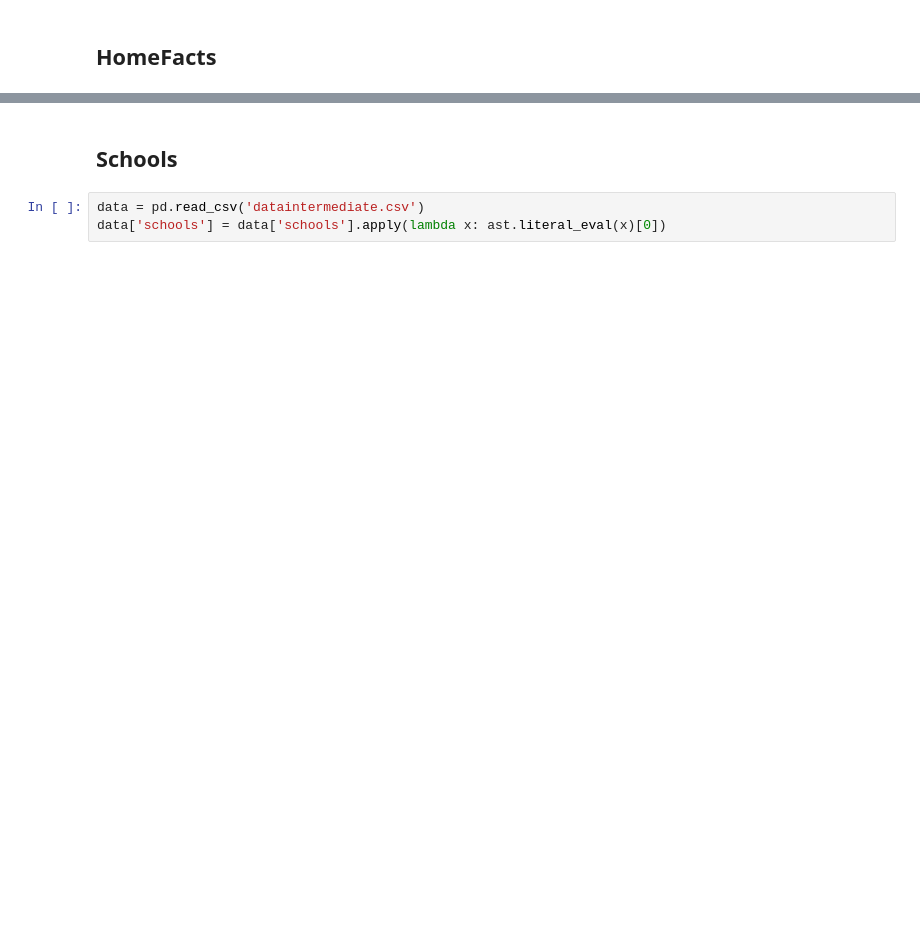
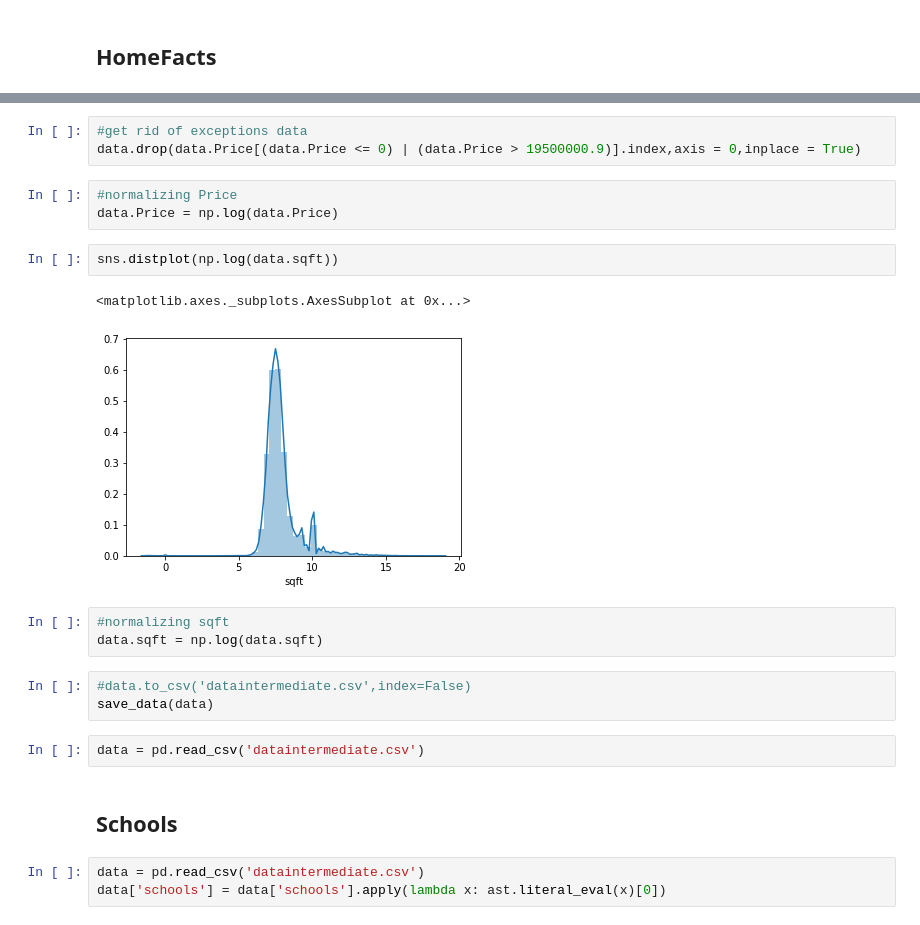
Before and after one commit to Ariellash/Final-DS, a Jupyter notebook: PropertyPricePrediction.ipynb, the cells around one changed output, grey strips where cells are left out. Cells and saved outputs as stored; diff of their text form; blank space fills up the shorter version.

```diff
--- a/PropertyPricePrediction.ipynb
+++ b/PropertyPricePrediction.ipynb
@@ -97,3 +334,22 @@ saveData(data)
+# %%
+#get rid of exceptions data
+data.drop(data.Price[(data.Price <= 0) | (data.Price > 19500000.9)].index,axis = 0,inplace = True)
+# %%
+#normalizing Price
+data.Price = np.log(data.Price)
+# %%
+sns.distplot(np.log(data.sqft))
+# %% [output]
+<matplotlib.axes._subplots.AxesSubplot at 0x...>
+[figure, added]
+# %%
+#normalizing sqft
+data.sqft = np.log(data.sqft)
+# %%
+#data.to_csv('dataintermediate.csv',index=False)
+save_data(data)
+# %%
+data = pd.read_csv('dataintermediate.csv')
 # %% [markdown]
 ## Schools
 # %%
```
Also changed, not shown: parts of 187 cells of this notebook.
